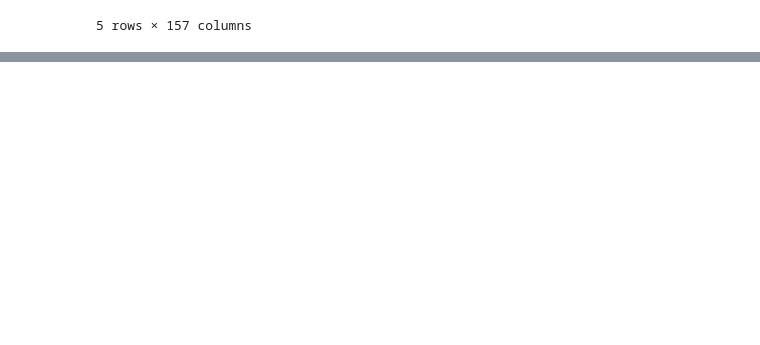
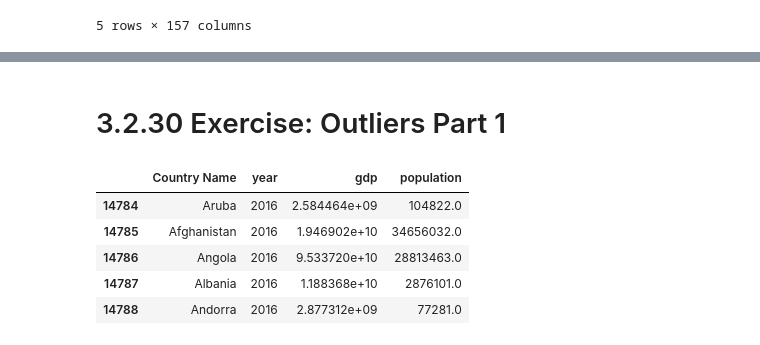
Before and after one commit to kevinlwebb/Nanodegrees, a Jupyter notebook: Data Scientist for Enterprise/3 - Data Engineering/3.2 ETL Pipelines.ipynb, the cells around one changed output, grey strips where cells are left out. Cells and saved outputs as stored; diff of their text form; code cells hidden in the pictures; blank space fills up the shorter version.

```diff
--- a/Data Scientist for Enterprise/3 - Data Engineering/3.2 ETL Pipelines.ipynb
+++ b/Data Scientist for Enterprise/3 - Data Engineering/3.2 ETL Pipelines.ipynb
@@ -1139,0 +1150,46 @@ df_final.head()
+# %% [markdown]
+# 3.2.30 Exercise: Outliers Part 1
+# %%
+import pandas as pd
+import numpy as np
+
+path = '3.2 Class Notebooks/'
+csv_path = path + 'data/gdp_data.csv'
+pop_path = path + 'data/population_data.csv'
+
+# read in the projects data set and do basic wrangling
+gdp = pd.read_csv(csv_path, skiprows=4)
+gdp.drop(['Unnamed: 62', 'Country Code', 'Indicator Name', 'Indicator Code'], inplace=True, axis=1)
+population = pd.read_csv(pop_path, skiprows=4)
+population.drop(['Unnamed: 62', 'Country Code', 'Indicator Name', 'Indicator Code'], inplace=True, axis=1)
+
+
+# Reshape the data sets so that they are in long format
+gdp_melt = gdp.melt(id_vars=['Country Name'],
+                    var_name='year',
+                    value_name='gdp')
+
+# Use back fill and forward fill to fill in missing gdp values
+gdp_melt['gdp'] = gdp_melt.sort_values('year').groupby('Country Name')['gdp'].fillna(method='ffill').fillna(method='bfill')
+
+population_melt = population.melt(id_vars=['Country Name'],
+                                  var_name='year',
+                                  value_name='population')
+
+# Use back fill and forward fill to fill in missing population values
+population_melt['population'] = population_melt.sort_values('year').groupby('Country Name')['population'].fillna(method='ffill').fillna(method='bfill')
+
+# merge the population and gdp data together into one data frame
+df_country = gdp_melt.merge(population_melt, on=('Country Name', 'year'))
+
+# filter data for the year 2016
+df_2016 = df_country[df_country['year'] == '2016']
+
+df_2016.head()
+# %% [output]
+|  | Country Name | year | gdp | population |
+| 14784 | Aruba | 2016 | 2.584464e+09 | 104822.0 |
+| 14785 | Afghanistan | 2016 | 1.946902e+10 | 34656032.0 |
+| 14786 | Angola | 2016 | 9.533720e+10 | 28813463.0 |
+| 14787 | Albania | 2016 | 1.188368e+10 | 2876101.0 |
+| 14788 | Andorra | 2016 | 2.877312e+09 | 77281.0 |
```
Also changed, not shown: parts of 44 cells of this notebook, 1 other file.
